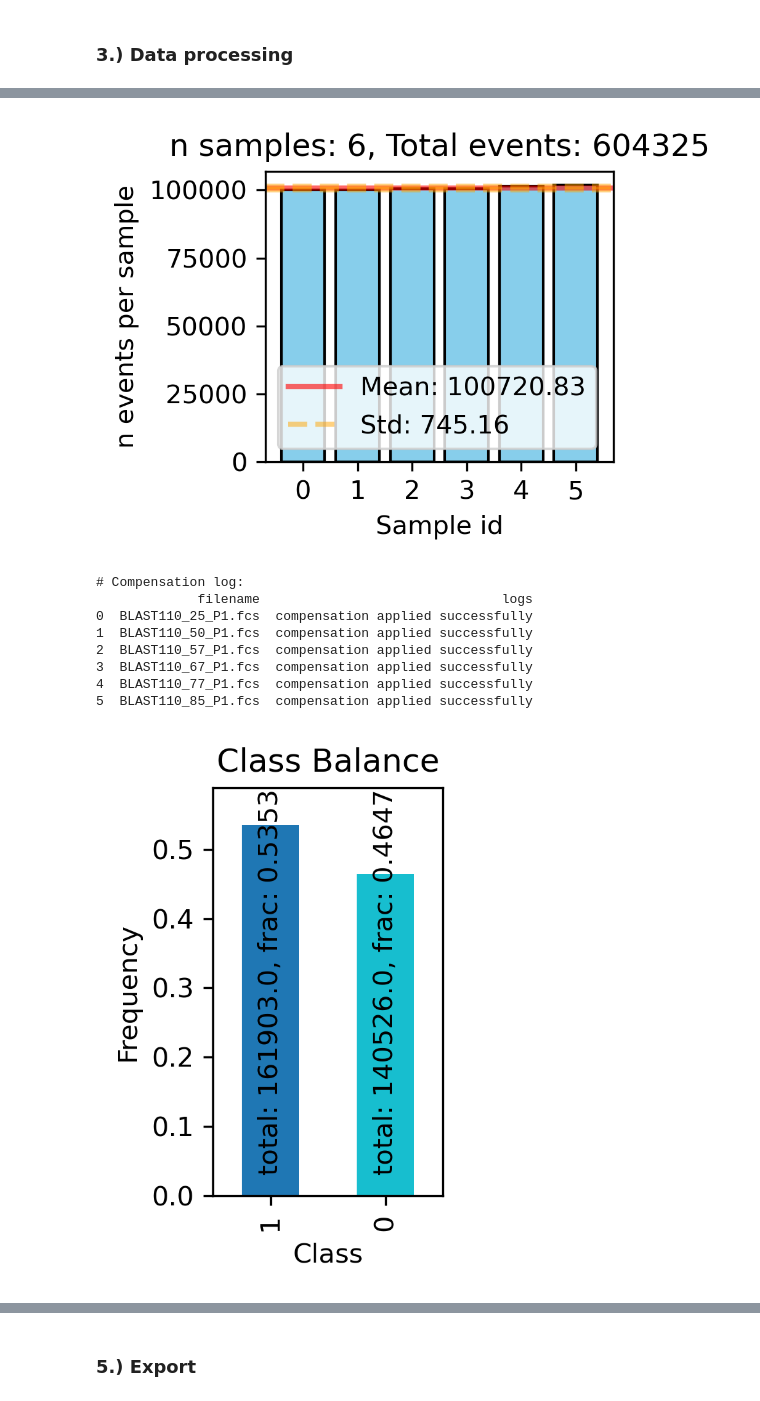
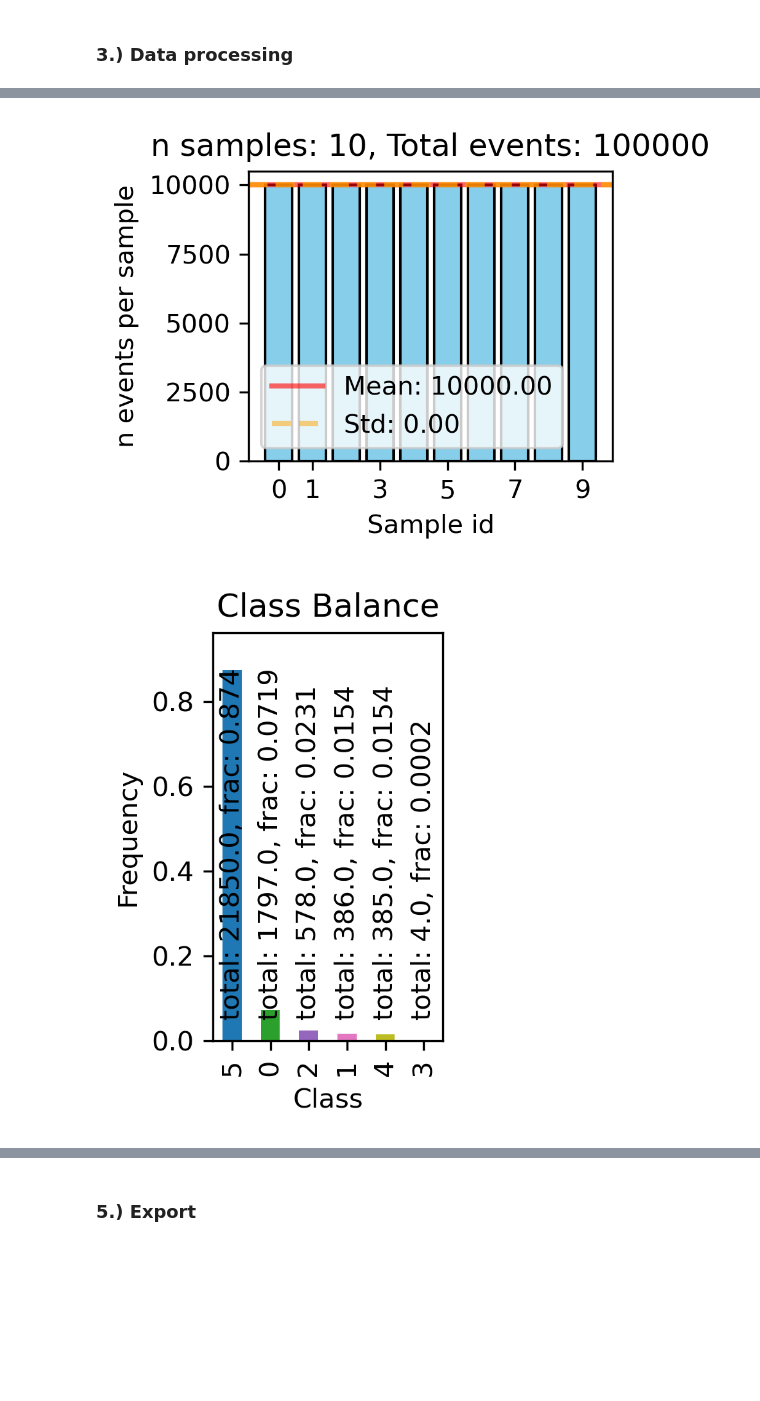
Before and after one commit to bionetslab/FLAG-X, a Jupyter notebook: notebooks/workflow_supervised.ipynb, the cells around one changed output, grey strips where cells are left out. Saved outputs shown, nothing was run; the diff lists cells and outputs as text; code cells hidden in the pictures; blank space fills up the shorter version.

```diff
--- a/notebooks/workflow_supervised.ipynb
+++ b/notebooks/workflow_supervised.ipynb
@@ -81,20 +94,3 @@ The output of manual gating typically consists of multiple *CSV* files per sampl
-# %%
-# Iterate over data samples, load labels, and add labels
-for i, adata in enumerate(fdm.anndata_list_):
-    label_df = pd.read_csv(os.path.join(DATA_PATH, adata.uns['filename'][:-4] + '.csv'), index_col=0)
-
-    # Add event IDs from data matrix to obs
-    event_ids = adata[:, 'event_ID'].X.flatten().astype(int).tolist()
-    adata.obs['event_ID'] = event_ids
-
-    # Merge dataframes
-    new_obs = adata.obs.merge(label_df, on='event_ID', how='left')
-    new_obs.index = new_obs.index.astype(str)
-
-    # Update obs
-    adata.obs = new_obs
-
-    fdm.anndata_list_[i] = adata.copy()
 # %% [markdown]
 ### 3.) Data processing
 # %%
@@ -119,25 +115,36 @@ plt.show()
 plt.close(fig)
 
 # Apply compensation
-fdm.sample_wise_compensation()
-print(f'# Compensation log:\n{fdm.compensation_log_}')
+# Note: The Flowcyt consists of compensated non-transformed data samples in CSV format.
+# If uncompensated data in FCS or LMD format is loaded set compensate = True.
+compensate = False
+if compensate:
+    fdm.sample_wise_compensation()
+    print(f'# Compensation log:\n{fdm.compensation_log_}')
 
 # Apply preprocessing transformation, choose arcsinh with a cofactor of 150, save non-transformed data to layer 'raw'
 fdm.sample_wise_preprocessing(flavour='arcsinh', save_raw_to_layer='raw', cofactor=150)
 
 # Perform train test split
-fdm.perform_data_split(data_split=(0.5, 0.5), filename_data_split='workflow_supervised_data_split.csv', random_state=41)
+# Note: Typically, a randomized split at the sample level would be generated using:
+# fdm.perform_data_split(data_split=(0.5, 0.5), filename_data_split='workflow_supervised_data_split.csv', random_state=42)
+# For comparability with our notebook demonstrating the unsupervised workflow we use a manually defined split here.
+split_df = pd.DataFrame({
+    'filename': [f'Case_{i + 1}.csv' for i in range(len(data_filenames))],
+    'mode': ['train'] * 5 + ['test'] * (len(data_filenames) - 5)
+})
+fdm.perform_data_split(data_split=split_df, filename_data_split='workflow_supervised_data_split.csv')
+
+# Downsample the samples in the training set to 5000 events per sample. Set stratified=True to ensure preservation of class balances
+# Note: Aggressive downsampling is done for faster MLP and SOM classifier training and faster UMAP and t-SNE computation. In practice more events per sample should be retained.
+fdm.sample_wise_downsampling(data_set='train', target_num_events=5000, stratified=True, label_key='label', label_layer_key='raw');
 
 # Check the class balance in the training set
-class_balance_df = fdm.check_class_balance(data_set='train', label_key='Blast')
+class_balance_df = fdm.check_class_balance(data_set='train', label_key='label', label_layer_key='raw')
 fig, ax = plt.subplots(figsize=(2, 3), dpi=300)
 fdm.plot_class_balance_df(class_balance_df=class_balance_df, ax=ax)
 fig.tight_layout()
 plt.show()
 plt.close(fig)
-
-# Downsample the samples in the training set to 1000 events per sample. Set stratified=True to ensure preservation of class balances
-# Note: Aggressive downsampling is done for faster MLP and SOM classifier training and faster UMAP and t-SNE computation. In practice more events per sample should be retained.
-downsampling_bools, _ = fdm.sample_wise_downsampling(data_set='train',  target_num_events=1000, stratified=True, label_key='Blast')
 # %% [output]
 # Channel names:
@@ -145,10 +152,2 @@ downsampling_bools, _ = fdm.sample_wise_downsampling(data_set='train',  target_n
-[figure, old version]
+[figure, new version]
-# Compensation log:
-             filename                               logs
-0  BLAST110_25_P1.fcs  compensation applied successfully
-1  BLAST110_50_P1.fcs  compensation applied successfully
-2  BLAST110_57_P1.fcs  compensation applied successfully
-3  BLAST110_67_P1.fcs  compensation applied successfully
-4  BLAST110_77_P1.fcs  compensation applied successfully
-5  BLAST110_85_P1.fcs  compensation applied successfully
-[figure, old version]
+[figure, new version]
```
Also changed, not shown: parts of 25 cells of this notebook, 29 other files.
